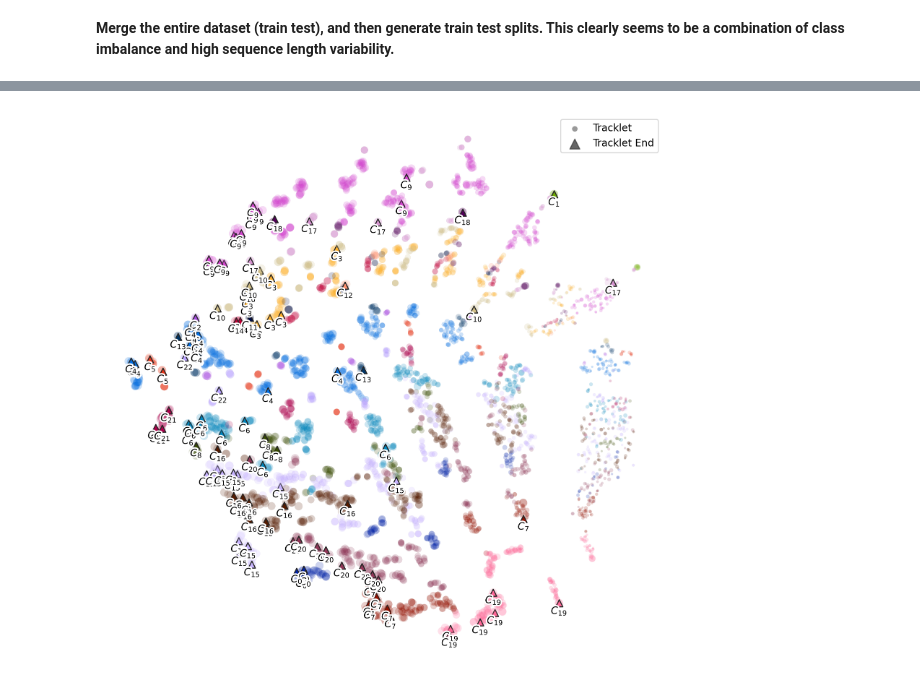
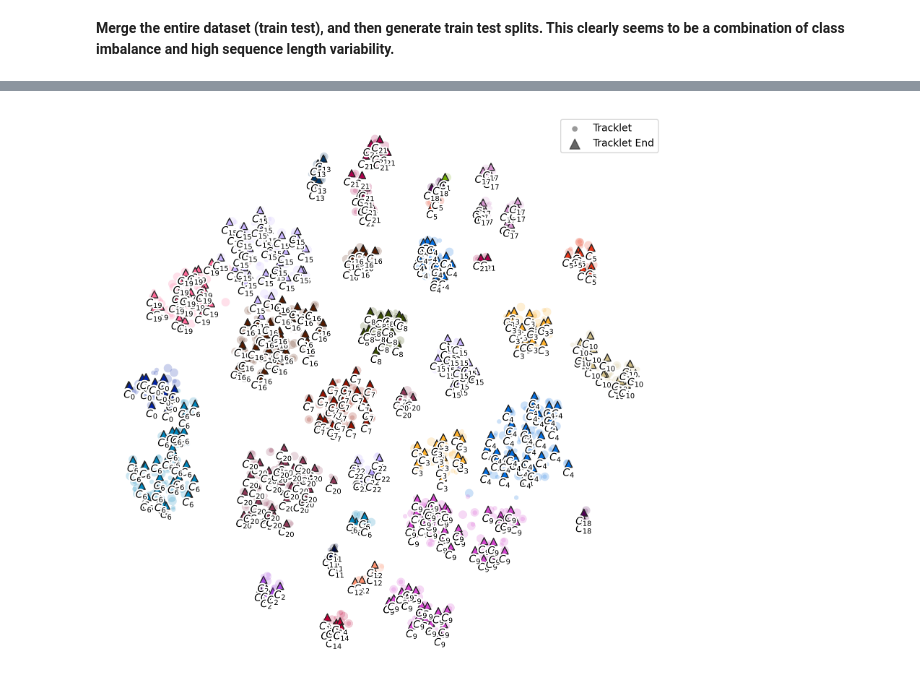
Before and after one commit to Asheeshkrsharma/Identification-OpenCows, a Jupyter notebook: tracklet.ipynb, the cells around one changed output, grey strips where cells are left out. Drawn from its saved outputs; the diff is of its cells as text; code cells hidden in the pictures.

```diff
--- a/tracklet.ipynb
+++ b/tracklet.ipynb
@@ -500,7 +527,7 @@ trainingDataset = OpenSetCows2021TrackLet(
     # ),
     transform=transforms.Compose(
         [
-            # transforms.Normalize([0.1331, 0.1331, 0.1331], [0.1063, 0.1087, 0.1104]),
+            transforms.Normalize([0.1462, 0.1466, 0.1461], [0.1951, 0.1955, 0.1960]),
             transforms.RandomVerticalFlip(p=0.1),
             transforms.RandomHorizontalFlip(p=0.1),
             # transforms.ColorJitter(brightness=0.1, contrast=0.1, saturation=0.1, hue=0.1)
@@ -535,7 +564,7 @@ Positive class: 12, Negative class: 19
 import torch.nn.functional as F
 from pytorch_metric_learning import miners, losses
 
-from pytorch_metric_learning.distances import CosineSimilarity, SNRDistance, DotProductSimilarity
+from pytorch_metric_learning.distances import CosineSimilarity, SNRDistance, DotProductSimilarity, LpDistance
 from pytorch_metric_learning.reducers import (
     ThresholdReducer,
     ClassWeightedReducer,
@@ -638,7 +667,8 @@ class RTLSL(nn.Module):
 
         if classWeights != None:
             loss = losses.TripletMarginLoss(
-                distance=CosineSimilarity(),
+                distance = LpDistance(),
+                # distance=CosineSimilarity(),
                 # distance=SNRDistance(),
                 # distance=DotProductSimilarity(),
                 reducer=reducer,
@@ -717,7 +747,7 @@ class RTLSL(nn.Module):
         entropy = self.CE(input=prediction, target=target)
         # return totalLoss, totalLoss.item(), entropy.item(), interFrame
         # return totalLoss + entropy, totalLoss.item(), entropy.item(), interFrame
-        return totalLoss + entropy + interFrame, totalLoss.item(), entropy.item(), interFrame
+        return totalLoss + entropy, totalLoss.item(), entropy.item(), interFrame
 # %% [markdown]
 **Merge the entire dataset (train test), and then generate train test splits. This clearly seems to be a combination of class imbalance and high sequence length variability.**
 # %%
@@ -754,20 +784,20 @@ trainingDataset = OpenSetCows2021TrackLet(
     maxSequenceLength=subSequenceLength,
     transform=transforms.Compose(
         [
-            # transforms.Normalize([0.1331, 0.1331, 0.1331], [0.1063, 0.1087, 0.1104]),
-            transforms.RandomVerticalFlip(p=0.5),
-            transforms.RandomHorizontalFlip(p=0.5),
+            transforms.Normalize([0.1462, 0.1466, 0.1461], [0.1951, 0.1955, 0.1960]),
+            transforms.RandomVerticalFlip(p=0.6),
+            transforms.RandomHorizontalFlip(p=0.6),
             # transforms.ColorJitter(brightness=0.1, contrast=0.1, saturation=0.1, hue=0.1)
         ],
     ),
-    trackletChoiceProb = 0.8,
+    trackletChoiceProb = 0.9,
     eval=False,
     batchSize=batchSize
 )
 
 # Set the dataloader sampler
 sampler = MPerClassSampler(
-    list(range(23)), m=10, length_before_new_iter=len(trainingDataset),
+    list(range(23)), m=5, length_before_new_iter=len(trainingDataset),
     batch_size=batchSize
 )
 
@@ -775,6 +805,7 @@ testingDataset = OpenSetCows2021TrackLet(
     "/content/datasets/OpenSetCows2017",
     "/content/utils/opencowsTracklets2017.json",
     maxSequenceLength=subSequenceLength,
+    transform=transforms.Normalize([0.1462, 0.1466, 0.1461], [0.1951, 0.1955, 0.1960]),
     split='test',
     trackletChoiceProb = 1,
     eval=False,
@@ -959,7 +989,8 @@ trainingDataset = OpenSetCows2021TrackLet(
     maxSequenceLength=None,
     split='train',
     trackletChoiceProb = 1,
-    eval=True
+    eval=True,
+    # transform=transforms.Normalize([0.1462, 0.1466, 0.1461], [0.1951, 0.1955, 0.1960]),
 )
 
 testingDataset = OpenSetCows2021TrackLet(
@@ -968,7 +999,8 @@ testingDataset = OpenSetCows2021TrackLet(
     maxSequenceLength=None,
     split='test',
     trackletChoiceProb = 1,
-    eval=True
+    eval=True,
+    # transform=transforms.Normalize([0.1462, 0.1466, 0.1461], [0.1951, 0.1955, 0.1960]),
 )
 
 print('Get test embeddings')
@@ -1078,7 +1109,7 @@ fig, ax = plt.subplots(1, dpi=200)
 reductionTracklets = [reduction[range[0] : range[1]] for range in testIdeces]
 labelTracklets = [list(set(testLabelsAll[range[0] : range[1]]))[0] for range in testIdeces]
 faceColors = [colors[int(label)] / 255.0 for label in labelTracklets]
-labelSize = [list(numpy.linspace(5, 70, num=(r[1] - r[0])-2)) for r in testIdeces]
+labelSize = [list(numpy.linspace(20, 70, num=(r[1] - r[0])-2)) for r in testIdeces]
 faceAlpha = [list(numpy.linspace(0.05, 0.6, num=(r[1] - r[0])-2)) for r in testIdeces]
 
 for i in range(len(reductionTracklets)):
@@ -1105,31 +1136,31 @@ for i in range(len(reductionTracklets)):
         verticalalignment="center",
     )
     text.set_path_effects([PathEffects.withStroke(linewidth=3, foreground='w')])
 
 plt.scatter(
     [], [],
     s=30, alpha=0.4,
     edgecolor="#262626",
     linewidth=0.02,
     color='black',
     label='Tracklet'
 )
 plt.scatter(
     [], [],
     s=100, alpha=0.6,
     edgecolor="#262626",
     marker="^",
     linewidth=1,
     color='black',
     label='Tracklet End'
 )
 
 # Viz tweaks https://olgabotvinnik.com/blog/prettyplotlib-painlessly-create-beautiful-matplotlib
 [ax.spines[spine].set_visible(False) for spine in ["top", "right", "bottom", "left"]]
 ax.axes.get_xaxis().set_ticks([])
 ax.axes.get_yaxis().set_ticks([])
 ax.axis("tight")
 ax.legend()
 plt.show()
 # %% [output]
-[figure, old version]
+[figure, new version]
```
Also changed, not shown: parts of 10 cells of this notebook.
